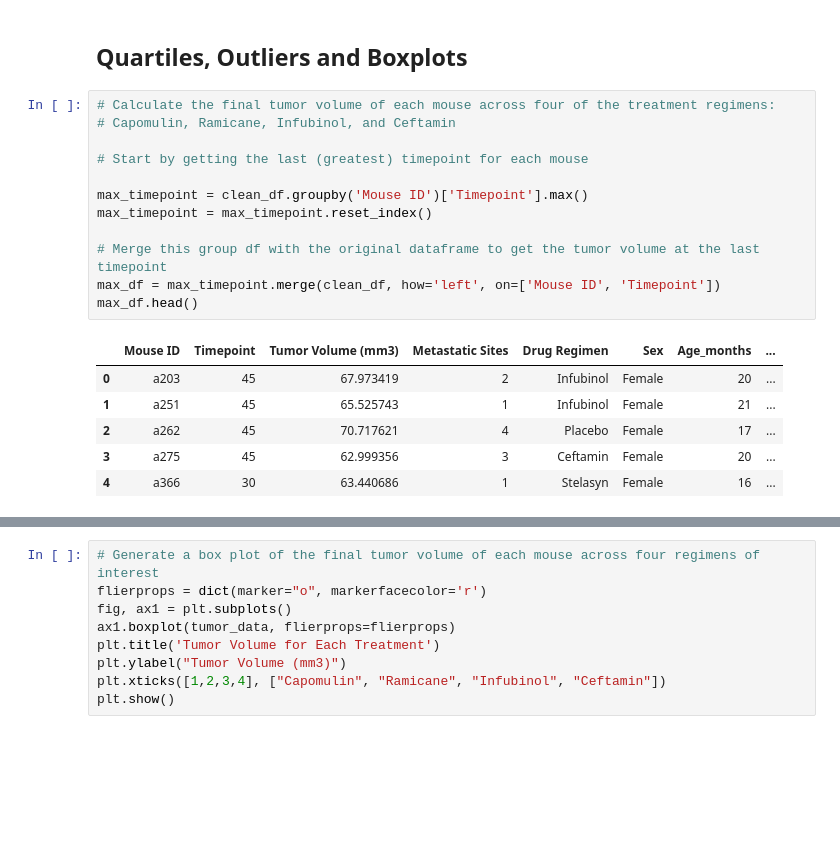
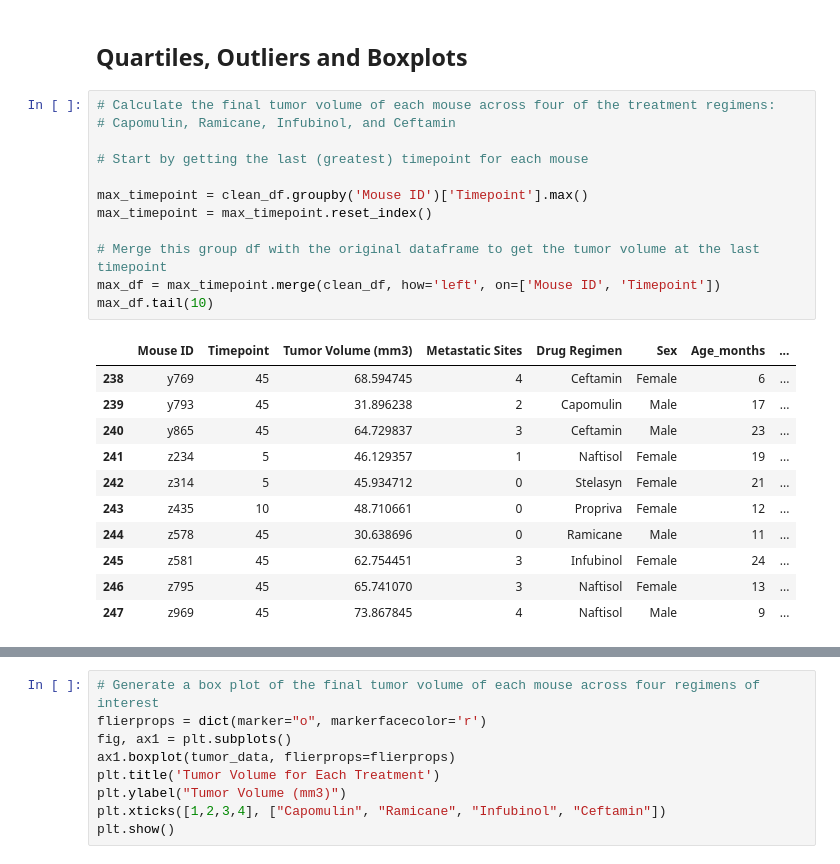
Before and after one commit to jaryan77/Pymaceuticals, a Jupyter notebook: Pymaceuticals/starter.ipynb, the cells around one changed output, grey strips where cells are left out. Saved outputs shown, nothing was run; the diff lists cells and outputs as text; blank space fills up the shorter version.

```diff
--- a/Pymaceuticals/starter.ipynb
+++ b/Pymaceuticals/starter.ipynb
@@ -163,22 +163,27 @@ plt.show()
 # %%
 # Calculate the final tumor volume of each mouse across four of the treatment regimens:
 # Capomulin, Ramicane, Infubinol, and Ceftamin
 
 # Start by getting the last (greatest) timepoint for each mouse
 
 max_timepoint = clean_df.groupby('Mouse ID')['Timepoint'].max()
 max_timepoint = max_timepoint.reset_index()
 
 # Merge this group df with the original dataframe to get the tumor volume at the last timepoint
 max_df = max_timepoint.merge(clean_df, how='left', on=['Mouse ID', 'Timepoint'])
-max_df.head()
+max_df.tail(10)
 # %% [output]
 |  | Mouse ID | Timepoint | Tumor Volume (mm3) | Metastatic Sites | Drug Regimen | Sex | Age_months | ... |
-| 0 | a203 | 45 | 67.973419 | 2 | Infubinol | Female | 20 | ... |
-| 1 | a251 | 45 | 65.525743 | 1 | Infubinol | Female | 21 | ... |
-| 2 | a262 | 45 | 70.717621 | 4 | Placebo | Female | 17 | ... |
-| 3 | a275 | 45 | 62.999356 | 3 | Ceftamin | Female | 20 | ... |
-| 4 | a366 | 30 | 63.440686 | 1 | Stelasyn | Female | 16 | ... |
+| 238 | y769 | 45 | 68.594745 | 4 | Ceftamin | Female | 6 | ... |
+| 239 | y793 | 45 | 31.896238 | 2 | Capomulin | Male | 17 | ... |
+| 240 | y865 | 45 | 64.729837 | 3 | Ceftamin | Male | 23 | ... |
+| 241 | z234 | 5 | 46.129357 | 1 | Naftisol | Female | 19 | ... |
+| 242 | z314 | 5 | 45.934712 | 0 | Stelasyn | Female | 21 | ... |
+| 243 | z435 | 10 | 48.710661 | 0 | Propriva | Female | 12 | ... |
+| 244 | z578 | 45 | 30.638696 | 0 | Ramicane | Male | 11 | ... |
+| 245 | z581 | 45 | 62.754451 | 3 | Infubinol | Female | 24 | ... |
+| 246 | z795 | 45 | 65.741070 | 3 | Naftisol | Female | 13 | ... |
+| 247 | z969 | 45 | 73.867845 | 4 | Naftisol | Male | 9 | ... |
 # %%
 # Put treatments into a list for for loop (and later for plot labels)
 treatments = ["Capomulin", "Ramicane", "Infubinol", "Ceftamin"]
```
Also changed, not shown: parts of 5 cells of this notebook.
